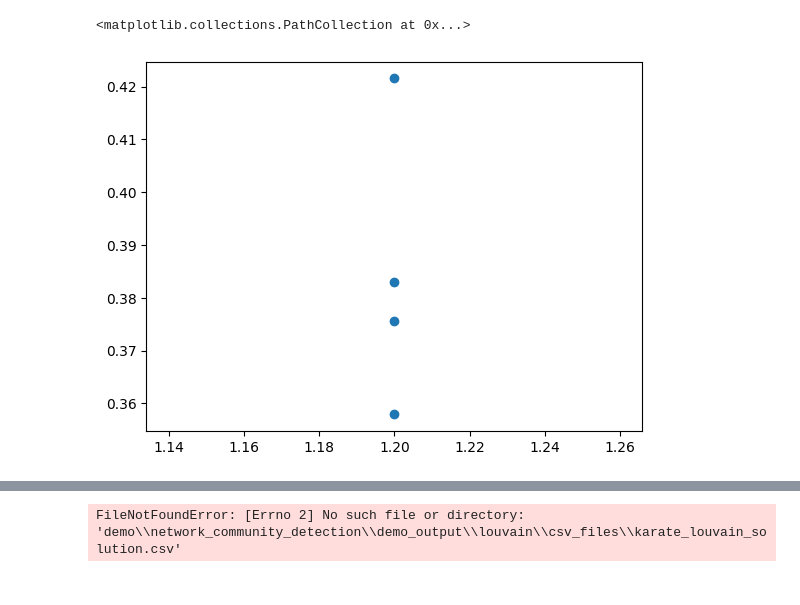
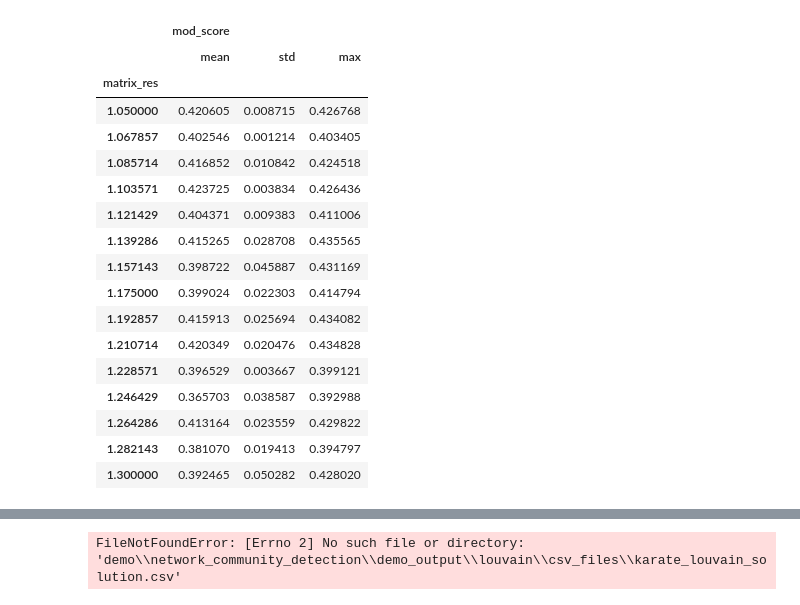
Before and after one commit to QStats/StatsModule, a Jupyter notebook: result_stats.ipynb, the cells around one changed output, grey strips where cells are left out. Cells and saved outputs as stored; diff of their text form; code cells hidden in the pictures.

```diff
--- a/result_stats.ipynb
+++ b/result_stats.ipynb
@@ -32,14 +44,25 @@ import numpy as np
 
 m = np.array(matrix_res)
 s = np.array(scores)
-# %%
-import matplotlib.pyplot as plt
-import numpy as np
-
-
-fig, ax = plt.subplots()
-
-ax.scatter(m, s)
-# %% [output]
-<matplotlib.collections.PathCollection at 0x...>
-[figure, removed]
+# %%
+gr_by_res = q.groupby(q.matrix_res, group_keys=True).agg({"mod_score": ["mean", "std", "max"]}).apply(lambda x: x)
+gr_by_res
+# %% [output]
+|  | mod_score |  |  |
+|  | mean | std | max |
+| matrix_res |  |  |  |
+| 1.050000 | 0.420605 | 0.008715 | 0.426768 |
+| 1.067857 | 0.402546 | 0.001214 | 0.403405 |
+| 1.085714 | 0.416852 | 0.010842 | 0.424518 |
+| 1.103571 | 0.423725 | 0.003834 | 0.426436 |
+| 1.121429 | 0.404371 | 0.009383 | 0.411006 |
+| 1.139286 | 0.415265 | 0.028708 | 0.435565 |
+| 1.157143 | 0.398722 | 0.045887 | 0.431169 |
+| 1.175000 | 0.399024 | 0.022303 | 0.414794 |
+| 1.192857 | 0.415913 | 0.025694 | 0.434082 |
+| 1.210714 | 0.420349 | 0.020476 | 0.434828 |
+| 1.228571 | 0.396529 | 0.003667 | 0.399121 |
+| 1.246429 | 0.365703 | 0.038587 | 0.392988 |
+| 1.264286 | 0.413164 | 0.023559 | 0.429822 |
+| 1.282143 | 0.381070 | 0.019413 | 0.394797 |
+| 1.300000 | 0.392465 | 0.050282 | 0.428020 |
```
Also changed, not shown: parts of 5 cells of this notebook, 18 other files.
